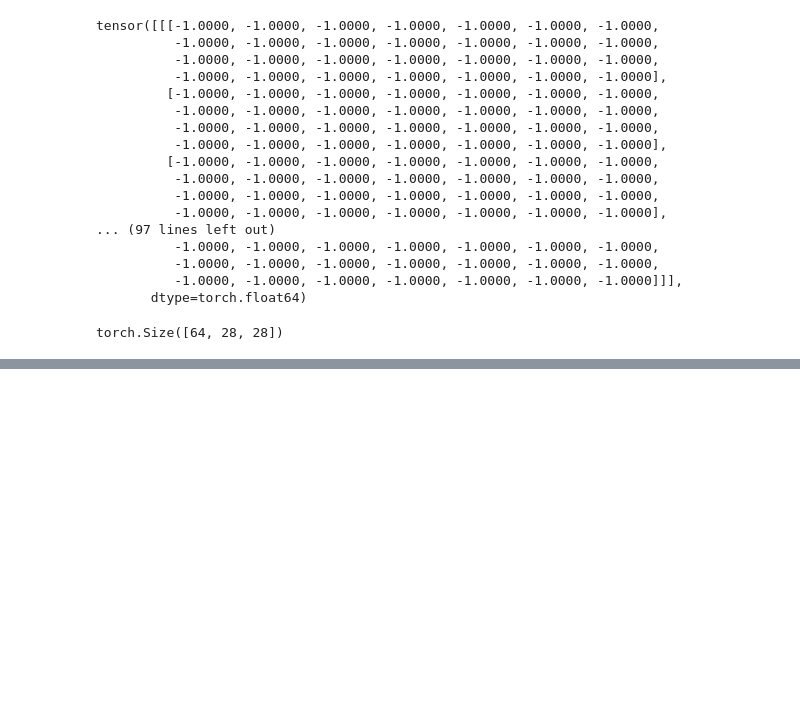
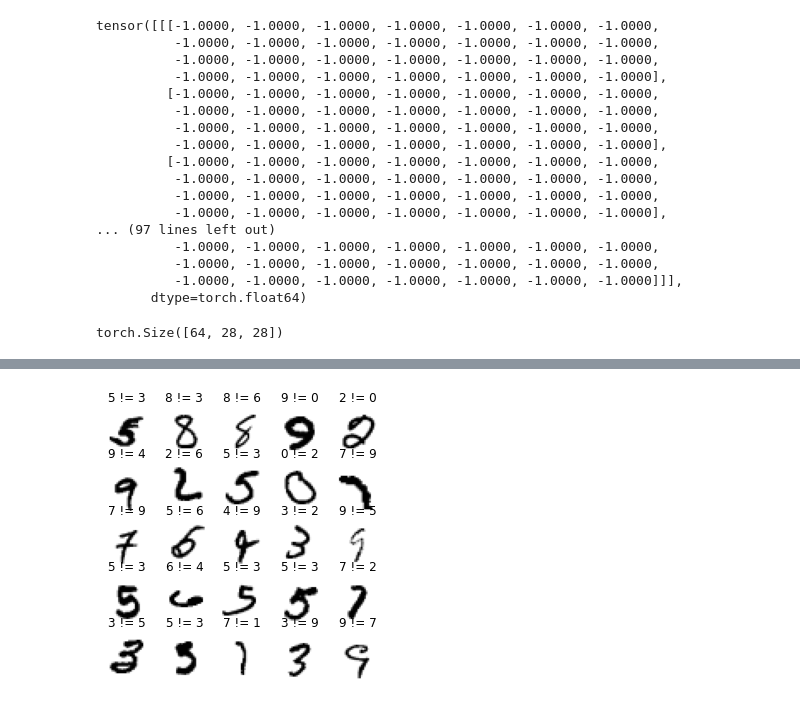
Before and after one commit to RobertSparadrap/neronal_network, a Jupyter notebook: neuronal_network.ipynb, the cells around one changed output, grey strips where cells are left out. Saved outputs shown, nothing was run; the diff lists cells and outputs as text; code cells hidden in the pictures; blank space fills up the shorter version.

```diff
--- a/neuronal_network.ipynb
+++ b/neuronal_network.ipynb
@@ -211,0 +304,14 @@ epoch 14 - training loss: 0.02821959741818546
+# %%
+def validate_model(model, testset):
+  correct_count, all_count = 0, 0
+  wrong_predictions = []
+  for image, label in testset:
+    with torch.no_grad():
+      pred = model(image.view(1, -1))[0]
+    pred_label = pred.argmax()
+    if pred_label == label:
+      correct_count += 1
+    else:
+      wrong_predictions.append((image, label, pred_label))
+    all_count += 1
+  return all_count, correct_count/all_count, wrong_predictions
@@ -211,0 +325,19 @@ epoch 14 - training loss: 0.02821959741818546
+# %%
+import random
+
+def show_wrong_predictions(wrong_preds, rows=5, cols=5):
+  preds = random.sample(wrong_preds, rows*cols)
+  fig, axes = plt.subplots(rows, cols, figsize=(cols, rows))
+  for idx, (img, label, pred_label) in enumerate(preds):
+    ridx = idx // cols
+    cidx = idx % cols
+    ax = axes[ridx, cidx]
+    ax.axis("off")
+    ax.imshow(img.squeeze(), cmap="gray_r")
+    ax.set_title("{} != {}".format(label, pred_label))
+  plt.show()
+  return fig
+# %%
+fig = show_wrong_predictions(wrong_predictions)
+# %% [output]
+[figure, added]
```
Also changed, not shown: parts of 24 cells of this notebook.
